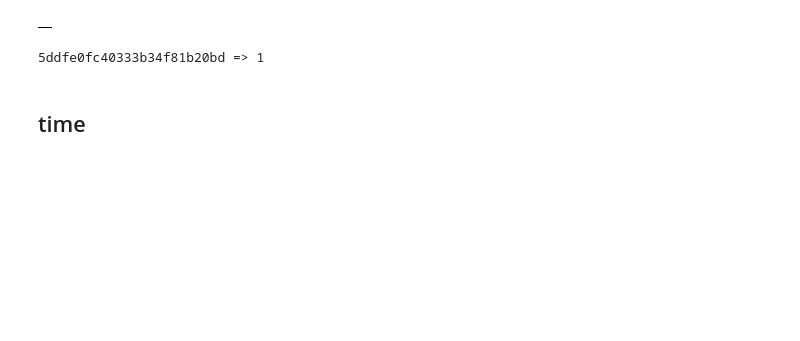
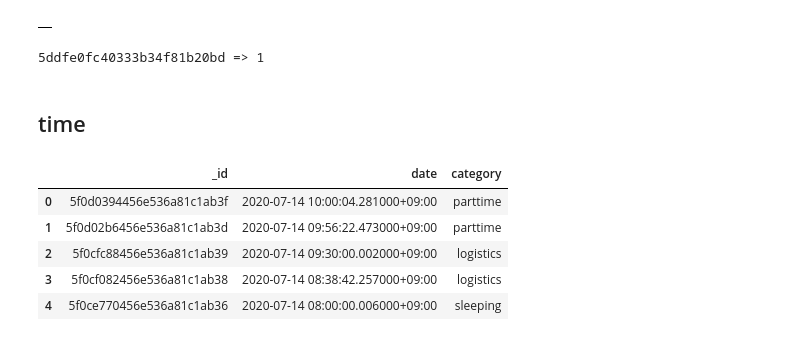
Before and after one commit to nailbiter/for, a Jupyter notebook: forjupiter/2020-07-01-trello-makeup.ipynb, the cells around one changed output. Drawn from its saved outputs; the diff is of its cells as text; code cells hidden in the pictures; blank space fills up the shorter version.

```diff
--- a/forjupiter/2020-07-01-trello-makeup.ipynb
+++ b/forjupiter/2020-07-01-trello-makeup.ipynb
@@ -115,4 +116,12 @@ for i in _df["_id"]:
 # %%
 import pandas as pd
 timecoll = client.logistics["alex.time"].with_options(codec_options=CodecOptions(tz_aware=True,tzinfo=timezone('Asia/Tokyo')))
 time_df = pd.DataFrame([r for r in timecoll.find().sort("date",pymongo.DESCENDING)])
+time_df.head()
+# %% [output]
+|  | _id | date | category |
+| 0 | 5f0d0394456e536a81c1ab3f | 2020-07-14 10:00:04.281000+09:00 | parttime |
+| 1 | 5f0d02b6456e536a81c1ab3d | 2020-07-14 09:56:22.473000+09:00 | parttime |
+| 2 | 5f0cfc88456e536a81c1ab39 | 2020-07-14 09:30:00.002000+09:00 | logistics |
+| 3 | 5f0cf082456e536a81c1ab38 | 2020-07-14 08:38:42.257000+09:00 | logistics |
+| 4 | 5f0ce770456e536a81c1ab36 | 2020-07-14 08:00:00.006000+09:00 | sleeping |
```
Also changed, not shown: parts of 8 cells of this notebook, 1 other file.
